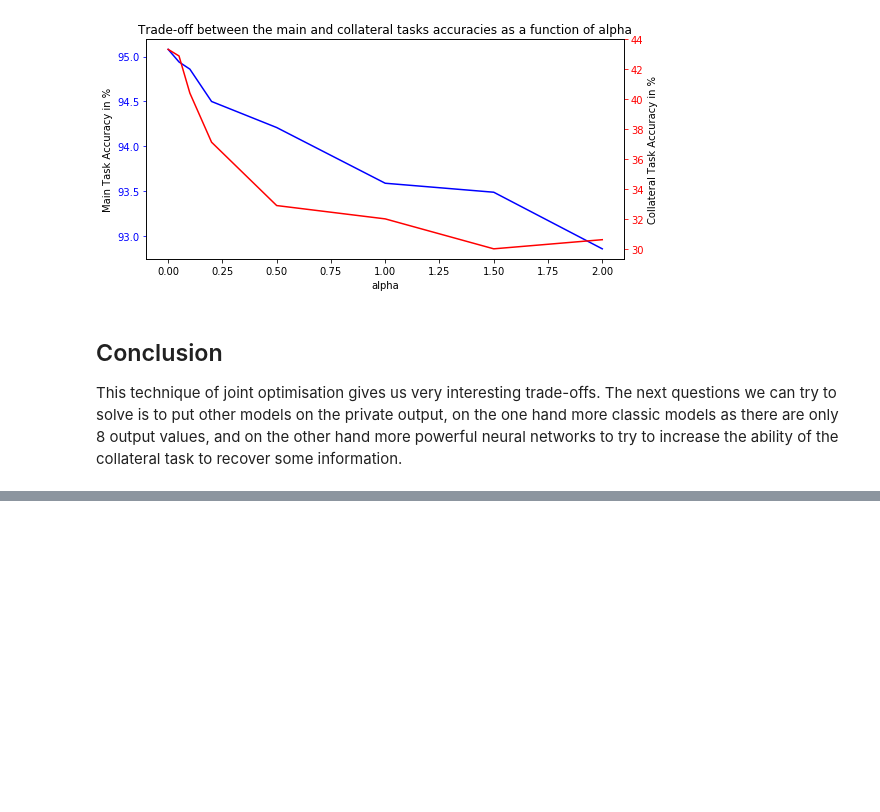
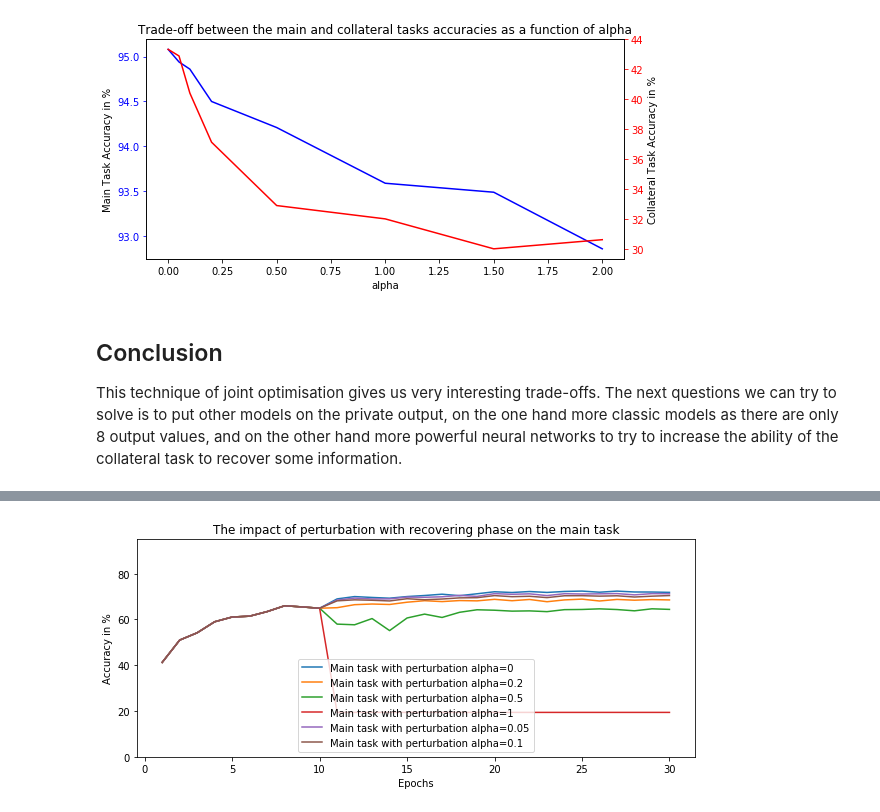
Before and after one commit to LaRiffle/collateral-learning, a Jupyter notebook: notebooks/Part 10 - Joint optimisation of opposite objectives.ipynb, the cells around one changed output, grey strips where cells are left out. Cells and saved outputs as stored; diff of their text form; code cells hidden in the pictures; blank space fills up the shorter version.

```diff
--- a/notebooks/Part 10 - Joint optimisation of opposite objectives.ipynb
+++ b/notebooks/Part 10 - Joint optimisation of opposite objectives.ipynb
@@ -383,0 +491,8 @@ This technique of joint optimisation gives us very interesting trade-offs. The n
+# %%
+inverse_results = {}
+# %%
+alphas = [0.05, 0.1]#, 0, 0.05, 0.1, 0.2, 0.5, 1] #[0, 0.05, 0.1, 0.2, 0.5, 1, 1.5, 2]
+for alpha in alphas:
+    test_perfs_char_perturbate, test_perfs_font_perturbate, model_perturbate = main(alpha=alpha)
+    inverse_results[f"Main task with perturbation alpha={alpha}"] = test_perfs_font_perturbate
+    inverse_results[f"Collateral task with perturbation alpha={alpha}"] = test_perfs_char_perturbate
@@ -383,0 +517,5 @@ This technique of joint optimisation gives us very interesting trade-offs. The n
+# %%
+main_results = {k:v for k, v in inverse_results.items() if 'Main' in k}
+show_results(main_results, "The impact of perturbation with recovering phase on the main task", ymin=0, ymax=95)
+# %% [output]
+[figure, added]
```
Also changed, not shown: parts of 9 cells of this notebook.
